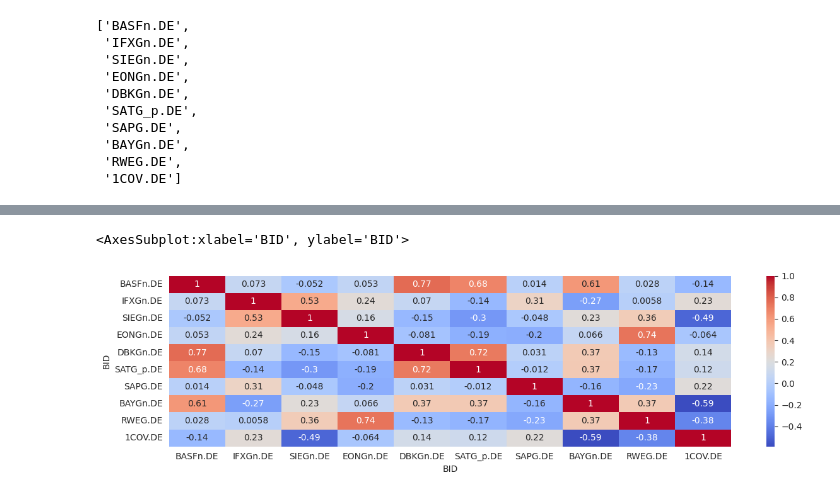
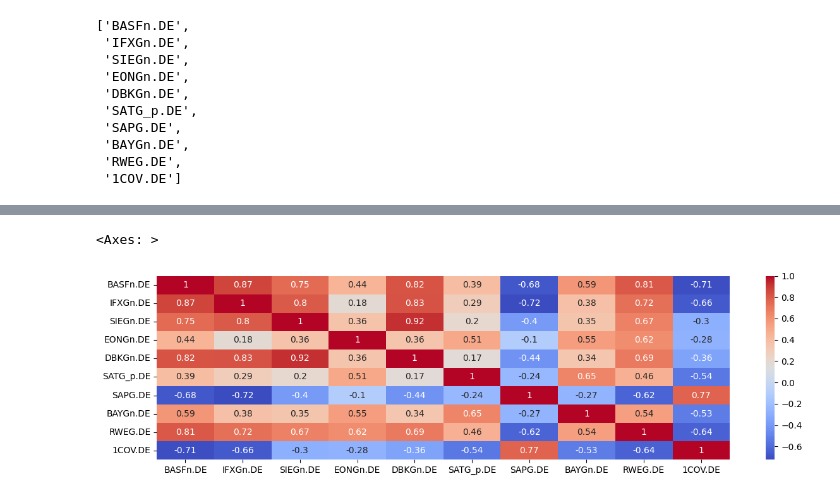
Before and after one commit to neftalivldz/finanzas_2024_agosto, a Jupyter notebook: 02_Introduccion.ipynb, the cells around one changed output, grey strips where cells are left out. Drawn from its saved outputs; the diff is of its cells as text; code cells hidden in the pictures.

```diff
--- a/02_Introduccion.ipynb
+++ b/02_Introduccion.ipynb
@@ -347,0 +431,4 @@ print(today, d)
+# %%
+today = dt.datetime.today()
+d = today - dt.timedelta(days=100)
+print(today, d)
@@ -347,0 +437,25 @@ print(today, d)
+# %%
+df1 = rdp.get_historical_price_summaries(
+    universe = 'BASFn.DE',
+    interval = rdp.Intervals.DAILY,          # Supported intervals: DAILY, WEEKLY, MONTHLY, QUARTERLY, YEARLY.
+    start=d1, end=today,
+    fields = ['BID']
+)
+df1['BASFn.DE'] = df1['BID'].astype(float)
+df1 = df1.drop(['BID'], axis=1)
+
+list_instrument = ['BASFn.DE', 'IFXGn.DE', 'SIEGn.DE', 'EONGn.DE', 'DBKGn.DE', 'SATG_p.DE', 'SAPG.DE', 'BAYGn.DE',
+ 'RWEG.DE', '1COV.DE']
+df_ts = df1
+
+for intrument in range(1,len(list_instrument)):
+    print(list_instrument[intrument])
+    df1 = rdp.get_historical_price_summaries(
+    universe = list_instrument[intrument],
+    interval = rdp.Intervals.DAILY,          # Supported intervals: DAILY, WEEKLY, MONTHLY, QUARTERLY, YEARLY.
+    start=d1, end=today,
+    fields = ['BID']
+    )
+    df1[list_instrument[intrument]] = df1['BID'].astype(float)
+    df1 = df1.drop(['BID'], axis=1)
+    df_ts = df_ts.join(df1)
@@ -348,4 +492,10 @@ print(today, d)
 # %%
-df_ts = rd.get_history(universe=dax_corto, fields=["BID"], interval="1D",
-               start = d, end = today)
-df_ts
+df2 = rdp.get_historical_price_summaries(
+    universe = 'IFXGn.DE',
+    interval = rdp.Intervals.DAILY,          # Supported intervals: DAILY, WEEKLY, MONTHLY, QUARTERLY, YEARLY.
+    start=d1, end=today,
+    fields = ['BID']
+)
+df2['IFXGn.DE'] = df2['BID'].astype(float)
+df2 = df2.drop(['BID'], axis=1)
+#df2
@@ -367 +522,3 @@ df_ts
+# %%
+df_ts = df1.join(df2)
 # %%
@@ -400,8 +551,8 @@ RWEG.DE   -0.225706  0.370794  1.000000 -0.375240
 # %%
-sns.heatmap(df_ts[dax_corto].corr(), annot = True, fmt='.2g',cmap= 'coolwarm')
+sns.heatmap(df_ts[list_instrument].corr(), annot = True, fmt='.2g',cmap= 'coolwarm')
 # %% [output]
-<AxesSubplot:xlabel='BID', ylabel='BID'>
+<Axes: >
-[figure, old version]
+[figure, new version]
 # %%
 Seleccionar un índice o fondo
 Calcular el rendimiento del fondo o índice
```
Also changed, not shown: parts of 41 cells of this notebook, 3 other files.
